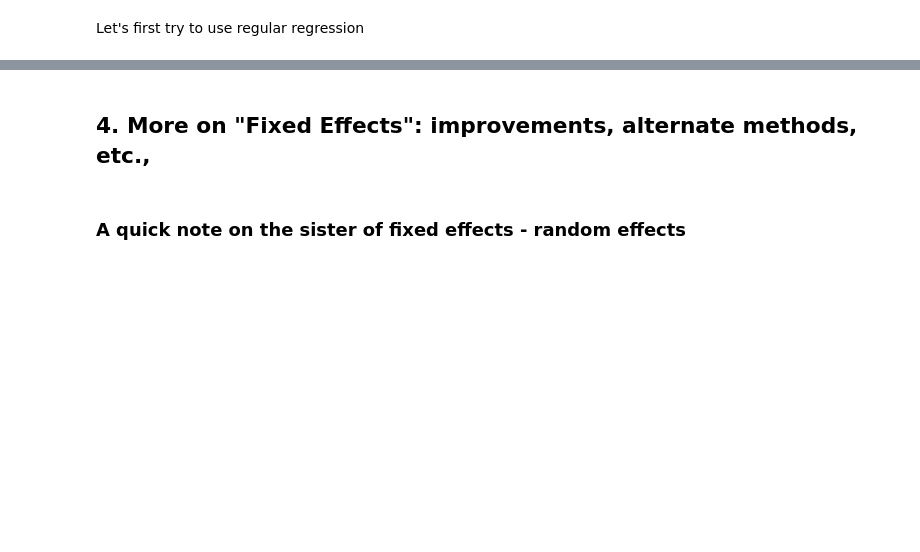
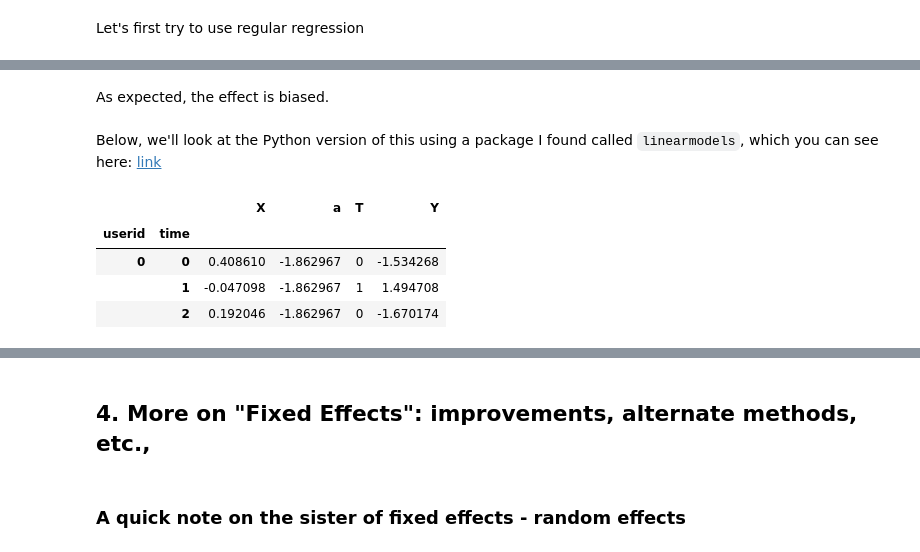
Before and after one commit to kideokkwon/observational-causal-inference-simulation, a Jupyter notebook: fixedeffects.ipynb, the cells around one changed output, grey strips where cells are left out. Saved outputs shown, nothing was run; the diff lists cells and outputs as text; code cells hidden in the pictures; blank space fills up the shorter version.

```diff
--- a/fixedeffects.ipynb
+++ b/fixedeffects.ipynb
@@ -302,0 +324,13 @@ We see here how even though we didn't include $\alpha_i$ into our model, our tre
+# %% [markdown]
+As expected, the effect is biased.
+# %% [markdown]
+Below, we'll look at the Python version of this using a package I found called `linearmodels`, which you can see here: [link](https://bashtage.github.io/linearmodels/panel/examples/examples.html)
+# %%
+paneldf = panel.set_index(['userid','time'])
+paneldf.head(3)
+# %% [output]
+|  |  | X | a | T | Y |
+| userid | time |  |  |  |  |
+| 0 | 0 | 0.408610 | -1.862967 | 0 | -1.534268 |
+|  | 1 | -0.047098 | -1.862967 | 1 | 1.494708 |
+|  | 2 | 0.192046 | -1.862967 | 0 | -1.670174 |
```
Also changed, not shown: parts of 12 cells of this notebook.
